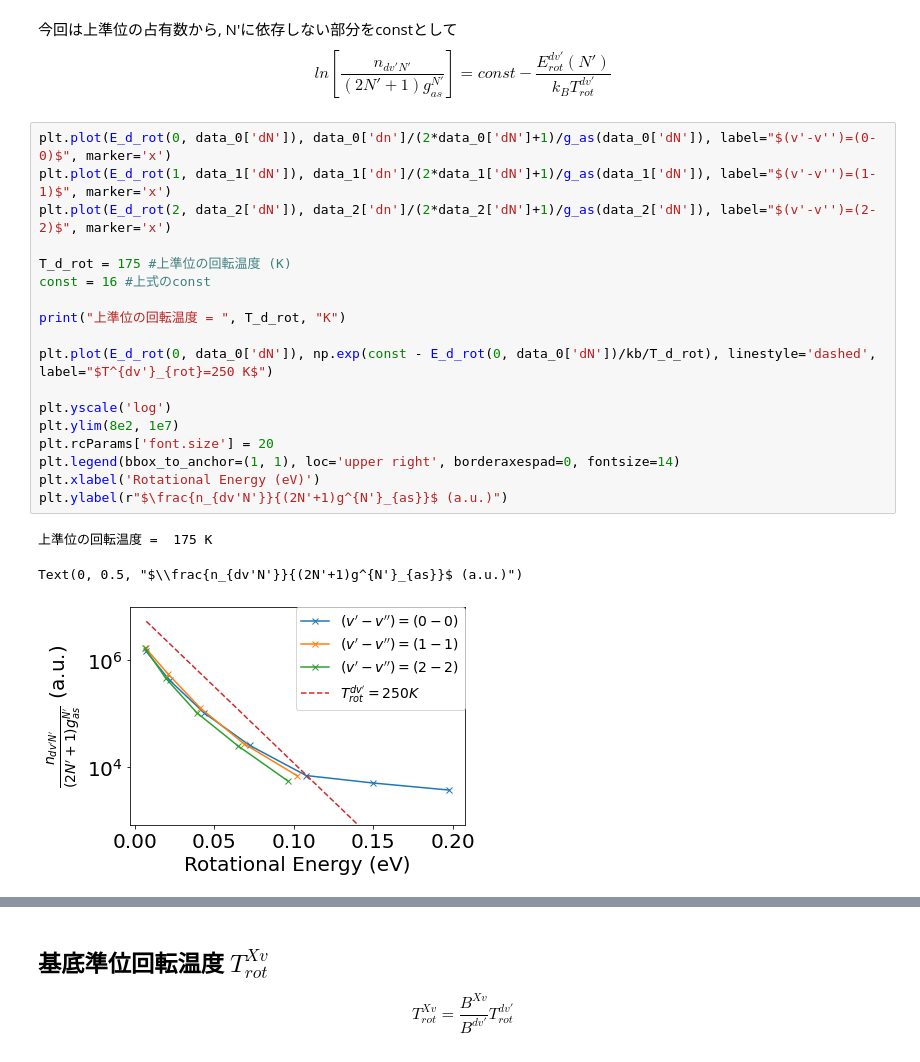
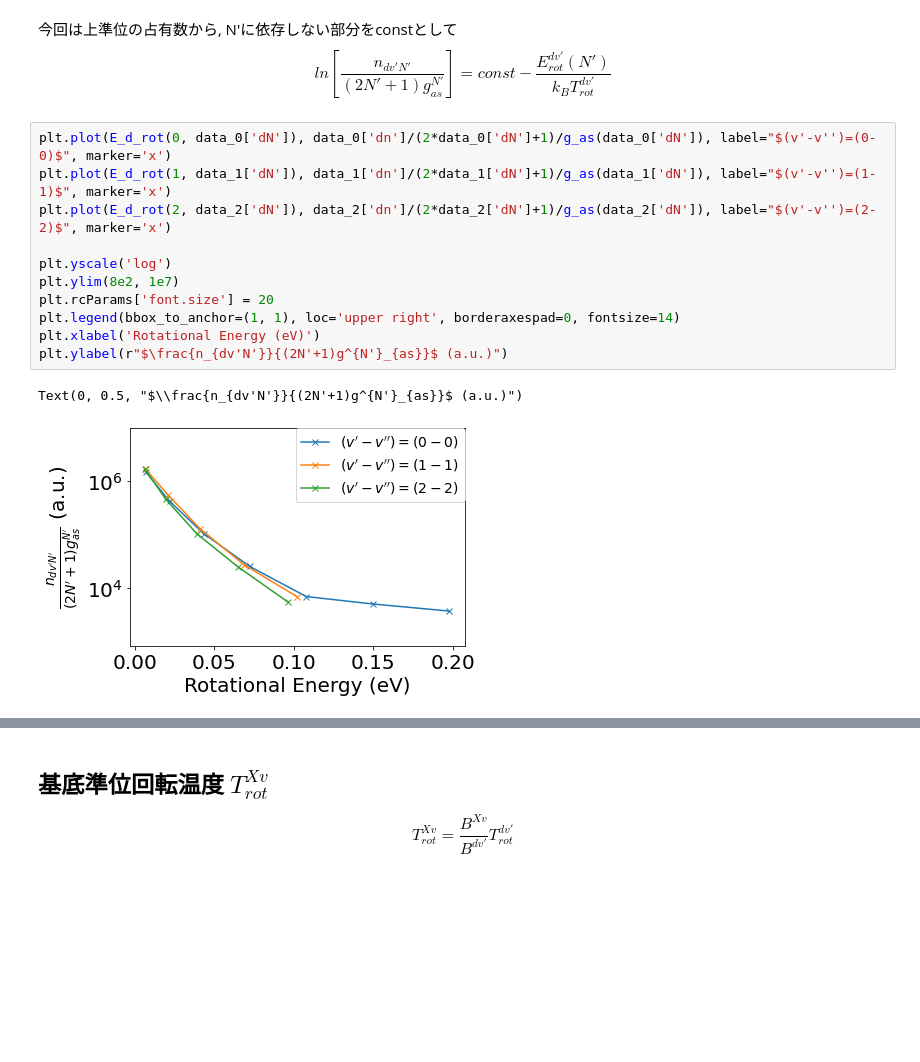
Before and after one commit to AtsushiNi/myLeprecon, a Jupyter notebook: niihama/analyze_12-28/analyze.ipynb, the cells around one changed output, grey strips where cells are left out. Saved outputs shown, nothing was run; the diff lists cells and outputs as text; blank space fills up the shorter version.

```diff
--- a/niihama/analyze_12-28/analyze.ipynb
+++ b/niihama/analyze_12-28/analyze.ipynb
@@ -193,22 +193,14 @@ $$ln \left[ \frac{n_{dv'N'}}{(2N'+1) g^{N'}_{as}} \right] = const -\frac{E^{dv'}
 # %%
 plt.plot(E_d_rot(0, data_0['dN']), data_0['dn']/(2*data_0['dN']+1)/g_as(data_0['dN']), label="$(v'-v'')=(0-0)$", marker='x')
 plt.plot(E_d_rot(1, data_1['dN']), data_1['dn']/(2*data_1['dN']+1)/g_as(data_1['dN']), label="$(v'-v'')=(1-1)$", marker='x')
 plt.plot(E_d_rot(2, data_2['dN']), data_2['dn']/(2*data_2['dN']+1)/g_as(data_2['dN']), label="$(v'-v'')=(2-2)$", marker='x')
-
-T_d_rot = 175 #上準位の回転温度 (K)
-const = 16 #上式のconst
-
-print("上準位の回転温度 = ", T_d_rot, "K")
-
-plt.plot(E_d_rot(0, data_0['dN']), np.exp(const - E_d_rot(0, data_0['dN'])/kb/T_d_rot), linestyle='dashed', label="$T^{dv'}_{rot}=250 K$")
 
 plt.yscale('log')
 plt.ylim(8e2, 1e7)
 plt.rcParams['font.size'] = 20
 plt.legend(bbox_to_anchor=(1, 1), loc='upper right', borderaxespad=0, fontsize=14)
 plt.xlabel('Rotational Energy (eV)')
 plt.ylabel(r"$\frac{n_{dv'N'}}{(2N'+1)g^{N'}_{as}}$ (a.u.)")
 # %% [output]
-上準位の回転温度 =  175 K
+Text(0, 0.5, "$\\frac{n_{dv'N'}}{(2N'+1)g^{N'}_{as}}$ (a.u.)")
-Text(0, 0.5, "$\\frac{n_{dv'N'}}{(2N'+1)g^{N'}_{as}}$ (a.u.)")
-[figure, old version]
+[figure, new version]
```
Also changed, not shown: parts of 8 cells of this notebook.
